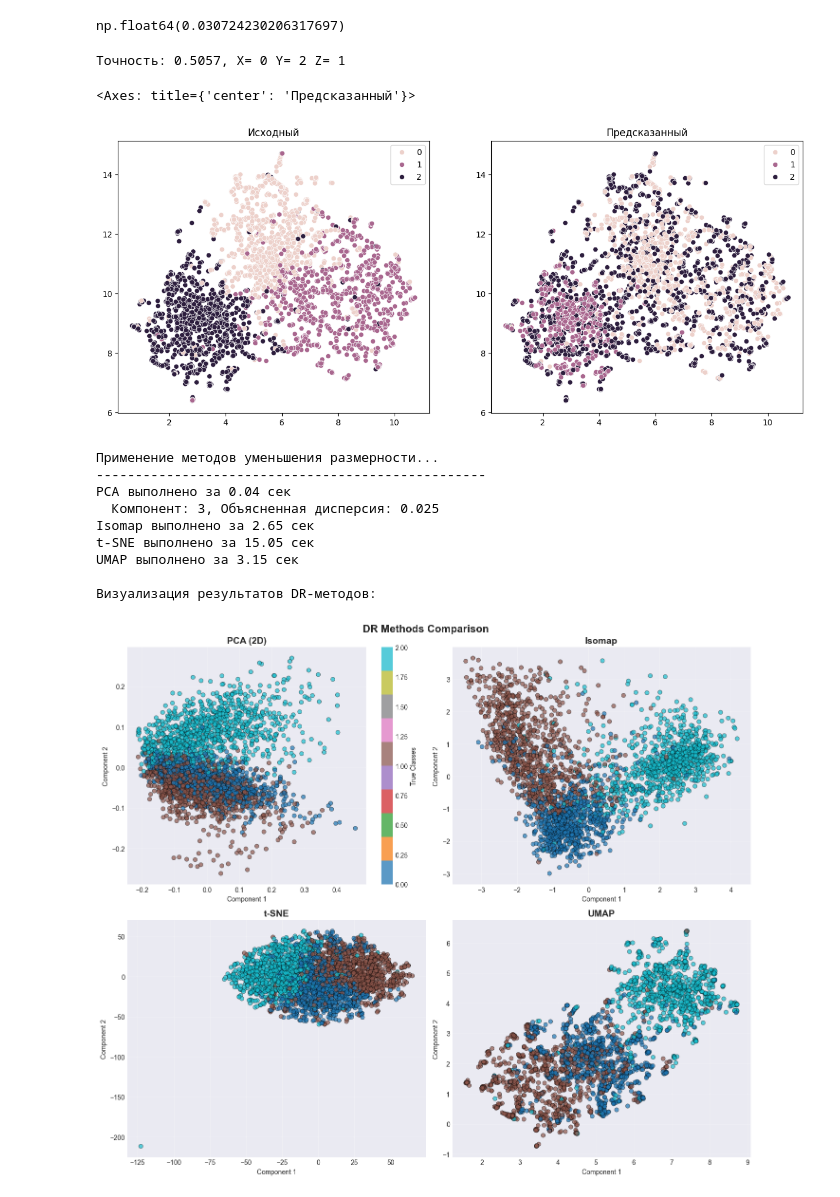
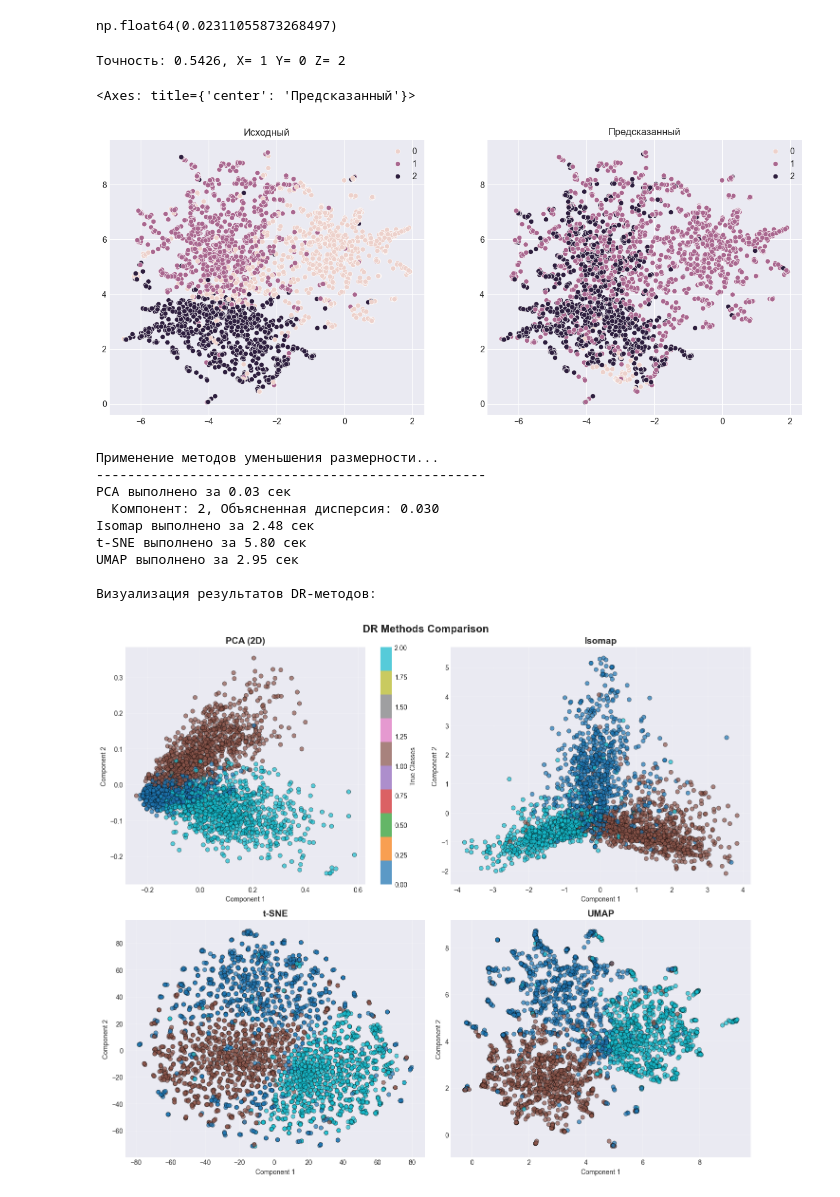
Before and after one commit to RinatHar/Clusters, a Jupyter notebook: IKM/total.ipynb, the cells around one changed output. Drawn from its saved outputs; the diff is of its cells as text; code cells hidden in the pictures.

```diff
--- a/IKM/total.ipynb
+++ b/IKM/total.ipynb
@@ -1,7 +10,7 @@
 # %%
 from sklearn.datasets import fetch_20newsgroups
 
-cats = ['rec.autos', 'rec.motorcycles', 'rec.sport.baseball']
+cats = ['sci.crypt', 'rec.sport.baseball', 'misc.forsale']
 
 newsgroups = fetch_20newsgroups(subset='all', categories=cats)
 newsgroups.target.shape
@@ -22,7 +31,7 @@ vectors.shape
 # %%
 vectors.data[0]
 # %% [output]
-np.float64(0.030724230206317697)
+np.float64(0.02311055873268497)
 # %%
 X = vectors
 y = newsgroups.target
@@ -50,7 +59,7 @@ for x, y, z in iterator:
 
 print(f"Точность: {max_acc:.4f}, X= {order[0]} Y= {order[1]} Z= {order[2]}")
 # %% [output]
-Точность: 0.5057, X= 0 Y= 2 Z= 1
+Точность: 0.5426, X= 1 Y= 0 Z= 2
 # %%
 from umap import UMAP
 
@@ -71,7 +80,7 @@ plt.title("Предсказанный")
 sns.scatterplot(x=X_umap[:, 0], y=X_umap[:, 1], hue=y_pred)
 # %% [output]
 <Axes: title={'center': 'Предсказанный'}>
-[figure, old version]
+[figure, new version]
 # %%
 import numpy as np
 import pandas as pd
@@ -256,30 +265,21 @@ def visualize_dr_results(dr_results, y_true):
     plt.tight_layout()
     plt.show()
 # %%
-# Загрузка данных
-cats = ['rec.autos', 'rec.motorcycles', 'rec.sport.baseball']
-
-newsgroups = fetch_20newsgroups(subset='all', categories=cats)
-y = newsgroups.target
-
-vectorizer = TfidfVectorizer()
-X = vectorizer.fit_transform(newsgroups.data)
-
 # Применение методов DR
 dr_comparer = DRComparer(random_state=42)
-dr_results = dr_comparer.apply_all_methods(X, n_components_2d=3)
+dr_results = dr_comparer.apply_all_methods(X, n_components_2d=2)
 
 # Визуализация
 print("\nВизуализация результатов DR-методов:")
 visualize_dr_results(dr_results, y)
 # %% [output]
 Применение методов уменьшения размерности...
 --------------------------------------------------
-PCA выполнено за 0.04 сек
-  Компонент: 3, Объясненная дисперсия: 0.025
-Isomap выполнено за 2.65 сек
-t-SNE выполнено за 15.05 сек
-UMAP выполнено за 3.15 сек
+PCA выполнено за 0.03 сек
+  Компонент: 2, Объясненная дисперсия: 0.030
+Isomap выполнено за 2.48 сек
+t-SNE выполнено за 5.80 сек
+UMAP выполнено за 2.95 сек
 
 Визуализация результатов DR-методов:
-[figure, old version]
+[figure, new version]
```
Also changed, not shown: parts of 9 cells of this notebook, 1 other file.
